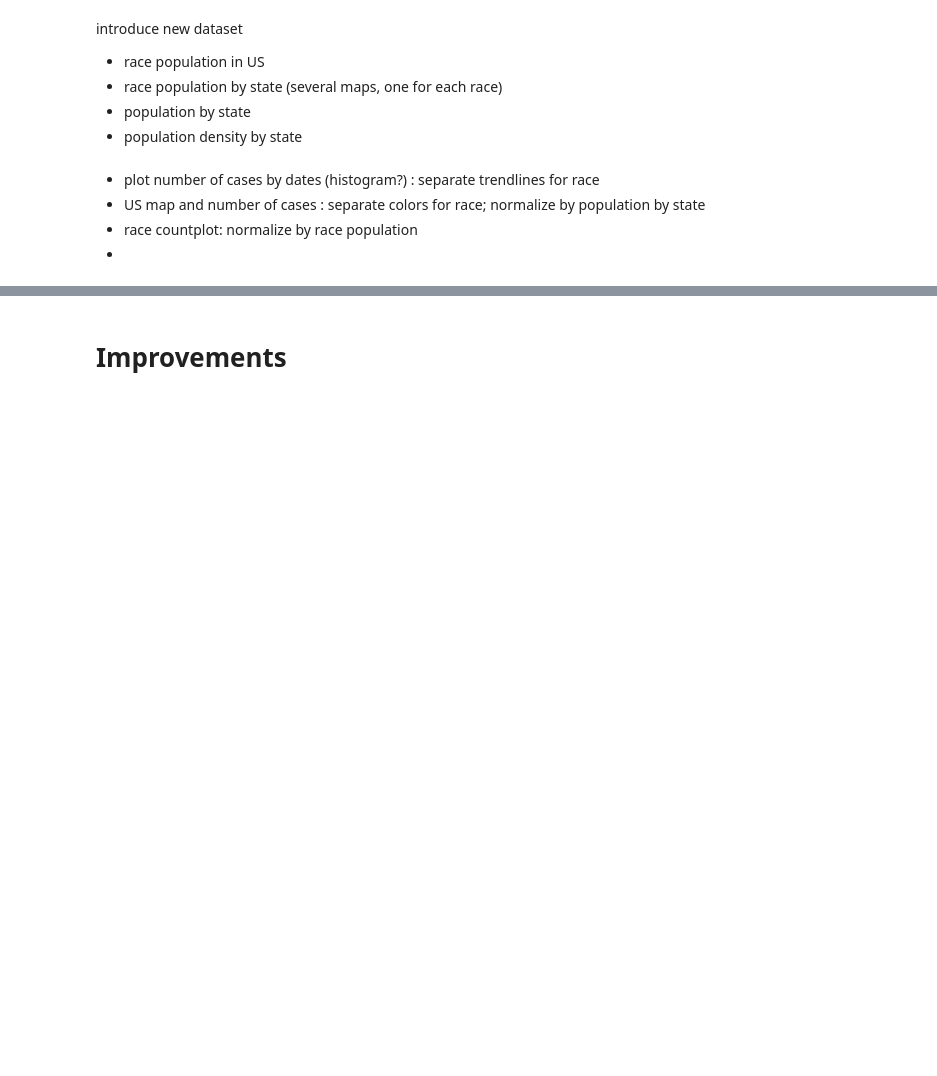
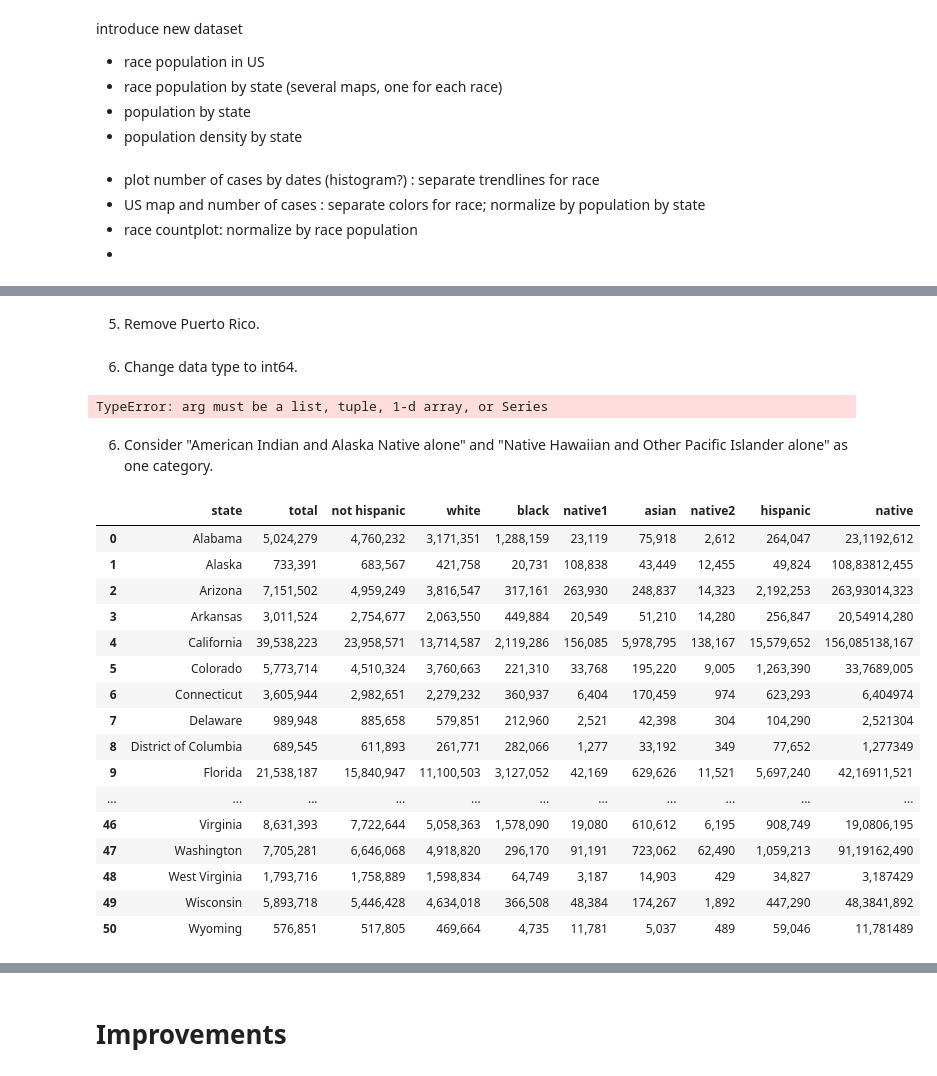
Before and after one commit to CelineChiLamNg/fatal_police_shootings, a Jupyter notebook: FatalPoliceShootings.ipynb, the cells around one changed output, grey strips where cells are left out. Cells and saved outputs as stored; diff of their text form; code cells hidden in the pictures; blank space fills up the shorter version.

```diff
--- a/FatalPoliceShootings.ipynb
+++ b/FatalPoliceShootings.ipynb
@@ -718,0 +770,2 @@ population by state
+# %%
+p5 = p5.drop(index=[7, 8, 10, 11, 12, 13, 14, 15 ,16])
@@ -718,0 +774,2 @@ population by state
+# %%
+p5 = p5.T.reset_index()
@@ -718,0 +779,7 @@ population by state
+# %%
+new_header = ["state", "total", "not hispanic", "white", "black", "native1",
+              "asian", "native2", "hispanic" ]
+p5 = p5.iloc[1:]
+p5.columns = new_header
+p5 = p5.reset_index(drop=True)
+p5
@@ -718,0 +804,35 @@ population by state
+# %% [markdown]
+5. Remove Puerto Rico.
+# %%
+p5 = p5.drop(index=51)
+# %% [markdown]
+6. Change data type to int64.
+# %%
+pd.to_numeric(p5)
+# %% [output]
+TypeError: arg must be a list, tuple, 1-d array, or Series
+# %% [markdown]
+6. Consider "American Indian and Alaska Native alone" and "Native Hawaiian and
+ Other Pacific Islander alone" as one category.
+# %%
+p5["native"] = p5[["native1", "native2"]].sum(axis=1)
+
+p5
+# %% [output]
+|  | state | total | not hispanic | white | black | native1 | asian | native2 | hispanic | native |
+| 0 | Alabama | 5,024,279 | 4,760,232 | 3,171,351 | 1,288,159 | 23,119 | 75,918 | 2,612 | 264,047 | 23,1192,612 |
+| 1 | Alaska | 733,391 | 683,567 | 421,758 | 20,731 | 108,838 | 43,449 | 12,455 | 49,824 | 108,83812,455 |
+| 2 | Arizona | 7,151,502 | 4,959,249 | 3,816,547 | 317,161 | 263,930 | 248,837 | 14,323 | 2,192,253 | 263,93014,323 |
+| 3 | Arkansas | 3,011,524 | 2,754,677 | 2,063,550 | 449,884 | 20,549 | 51,210 | 14,280 | 256,847 | 20,54914,280 |
+| 4 | California | 39,538,223 | 23,958,571 | 13,714,587 | 2,119,286 | 156,085 | 5,978,795 | 138,167 | 15,579,652 | 156,085138,167 |
+| 5 | Colorado | 5,773,714 | 4,510,324 | 3,760,663 | 221,310 | 33,768 | 195,220 | 9,005 | 1,263,390 | 33,7689,005 |
+| 6 | Connecticut | 3,605,944 | 2,982,651 | 2,279,232 | 360,937 | 6,404 | 170,459 | 974 | 623,293 | 6,404974 |
+| 7 | Delaware | 989,948 | 885,658 | 579,851 | 212,960 | 2,521 | 42,398 | 304 | 104,290 | 2,521304 |
+| 8 | District of Columbia | 689,545 | 611,893 | 261,771 | 282,066 | 1,277 | 33,192 | 349 | 77,652 | 1,277349 |
+| 9 | Florida | 21,538,187 | 15,840,947 | 11,100,503 | 3,127,052 | 42,169 | 629,626 | 11,521 | 5,697,240 | 42,16911,521 |
+| ... | ... | ... | ... | ... | ... | ... | ... | ... | ... | ... |
+| 46 | Virginia | 8,631,393 | 7,722,644 | 5,058,363 | 1,578,090 | 19,080 | 610,612 | 6,195 | 908,749 | 19,0806,195 |
+| 47 | Washington | 7,705,281 | 6,646,068 | 4,918,820 | 296,170 | 91,191 | 723,062 | 62,490 | 1,059,213 | 91,19162,490 |
+| 48 | West Virginia | 1,793,716 | 1,758,889 | 1,598,834 | 64,749 | 3,187 | 14,903 | 429 | 34,827 | 3,187429 |
+| 49 | Wisconsin | 5,893,718 | 5,446,428 | 4,634,018 | 366,508 | 48,384 | 174,267 | 1,892 | 447,290 | 48,3841,892 |
+| 50 | Wyoming | 576,851 | 517,805 | 469,664 | 4,735 | 11,781 | 5,037 | 489 | 59,046 | 11,781489 |
```
Also changed, not shown: parts of 26 cells of this notebook, 3 other files.
